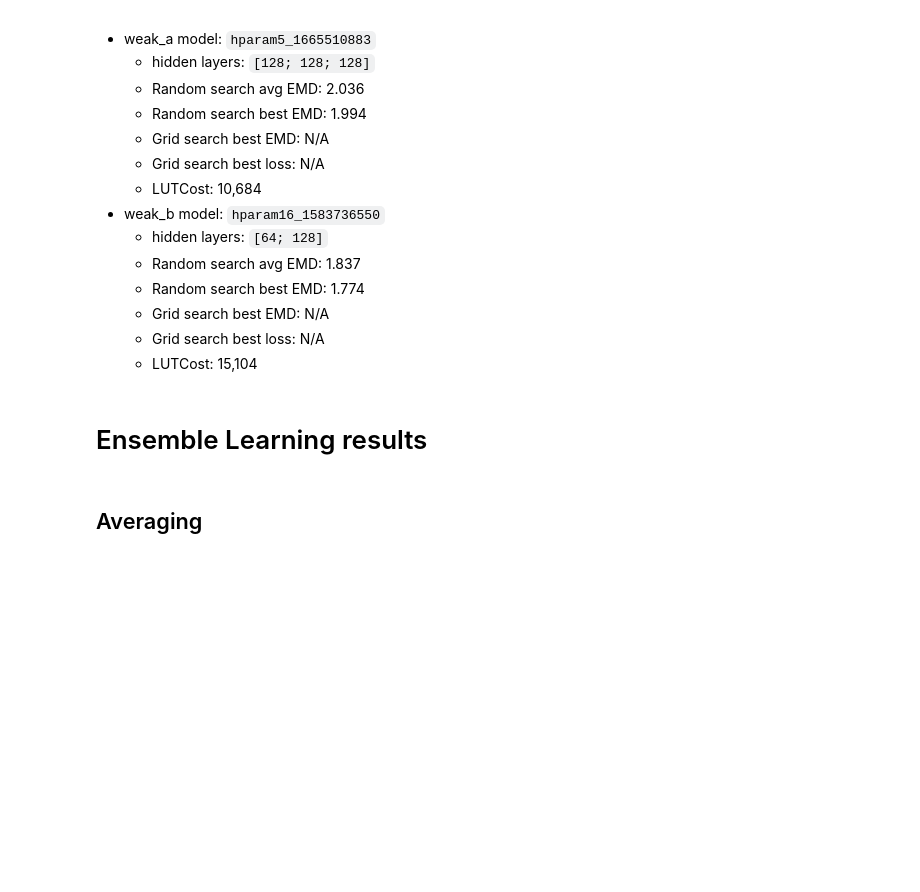
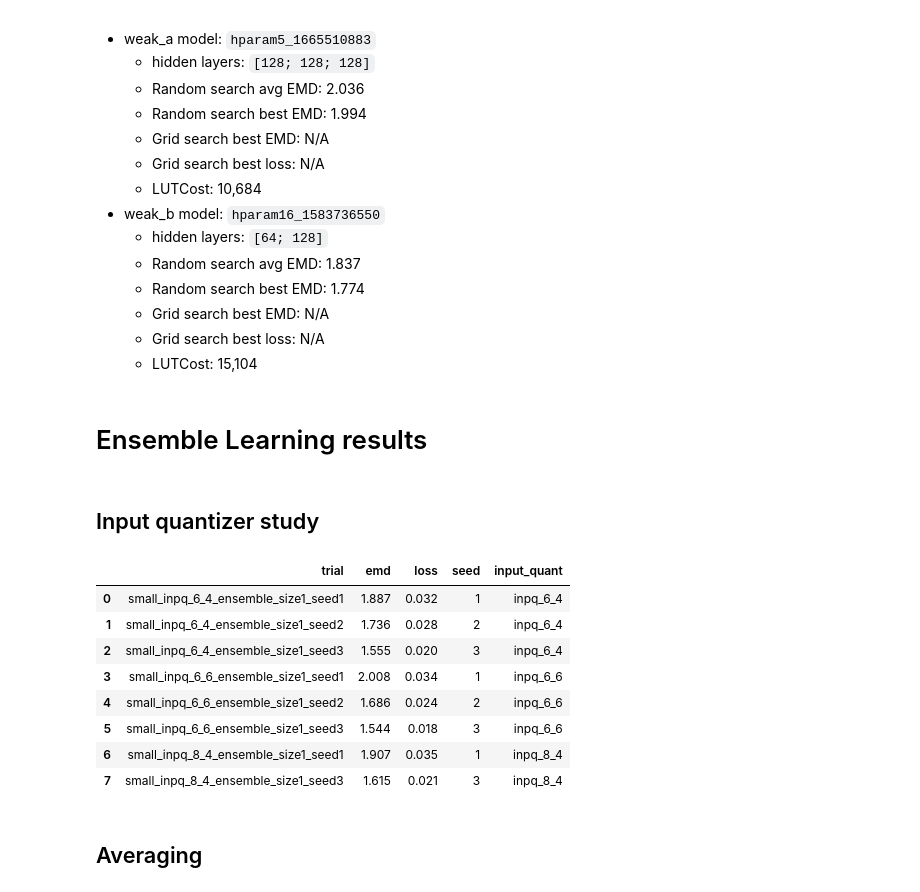
Before and after one commit to oliviaweng/logicnets, a Jupyter notebook: examples/hgcal_autoencoder/plots/analysis_ucsd.ipynb, the cells around one changed output. Saved outputs shown, nothing was run; the diff lists cells and outputs as text; code cells hidden in the pictures; blank space fills up the shorter version.

```diff
--- a/examples/hgcal_autoencoder/plots/analysis_ucsd.ipynb
+++ b/examples/hgcal_autoencoder/plots/analysis_ucsd.ipynb
@@ -686,6 +727,23 @@ def plot_two_ensembles(df, model1, model2):
     fig.tight_layout()
     # plt.savefig(f"averaging_acc_v_ensemble_size_{model1}_v_{model2}_lineplot.pdf")
     plt.savefig(f"averaging_acc_v_ensemble_size_{model1}_v_{model2}_lineplot.png")
+# %% [markdown]
+## Input quantizer study
+# %%
+experiment_dir = "../input_quants"
+df = parse_input_quant_experiment(experiment_dir)
+df = df.sort_values("trial", ignore_index=True)
+df
+# %% [output]
+|  | trial | emd | loss | seed | input_quant |
+| 0 | small_inpq_6_4_ensemble_size1_seed1 | 1.887 | 0.032 | 1 | inpq_6_4 |
+| 1 | small_inpq_6_4_ensemble_size1_seed2 | 1.736 | 0.028 | 2 | inpq_6_4 |
+| 2 | small_inpq_6_4_ensemble_size1_seed3 | 1.555 | 0.020 | 3 | inpq_6_4 |
+| 3 | small_inpq_6_6_ensemble_size1_seed1 | 2.008 | 0.034 | 1 | inpq_6_6 |
+| 4 | small_inpq_6_6_ensemble_size1_seed2 | 1.686 | 0.024 | 2 | inpq_6_6 |
+| 5 | small_inpq_6_6_ensemble_size1_seed3 | 1.544 | 0.018 | 3 | inpq_6_6 |
+| 6 | small_inpq_8_4_ensemble_size1_seed1 | 1.907 | 0.035 | 1 | inpq_8_4 |
+| 7 | small_inpq_8_4_ensemble_size1_seed3 | 1.615 | 0.021 | 3 | inpq_8_4 |
 # %% [markdown]
 ## Averaging
 # %%
```
Also changed, not shown: parts of 3 cells of this notebook, 49 other files.
